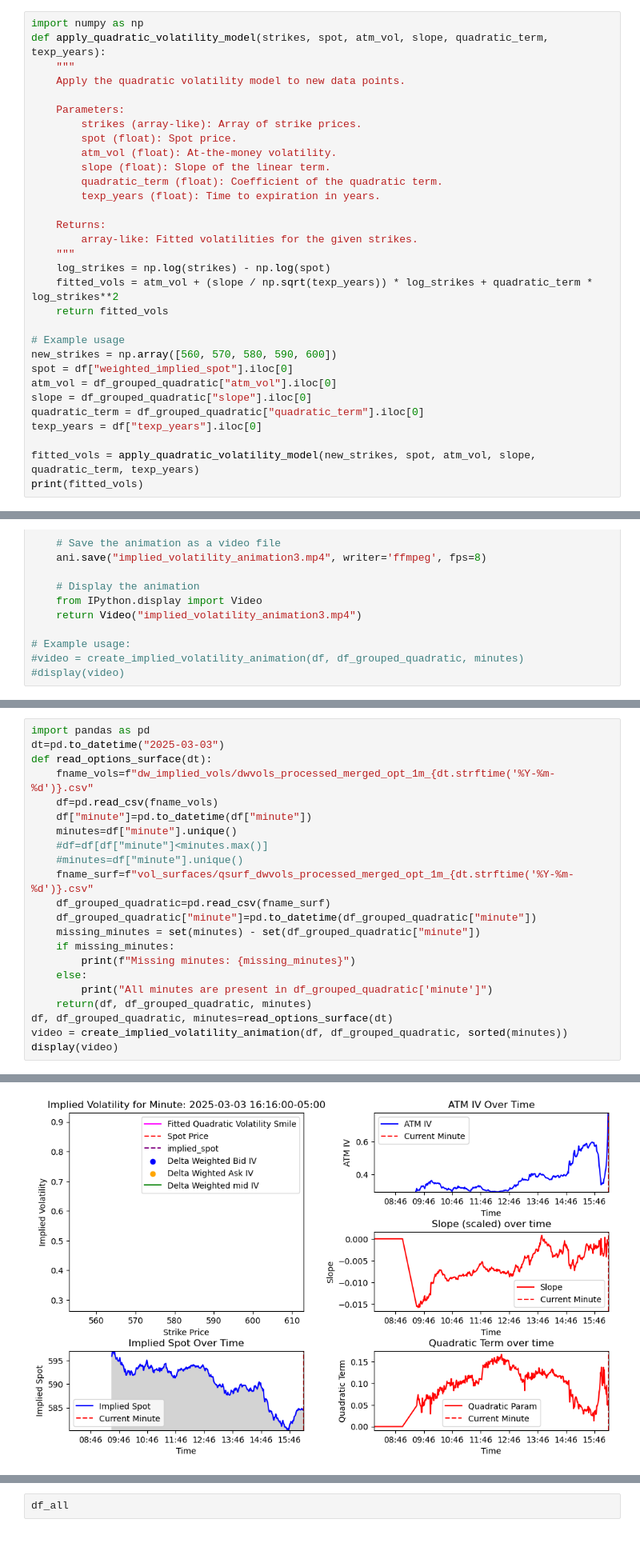
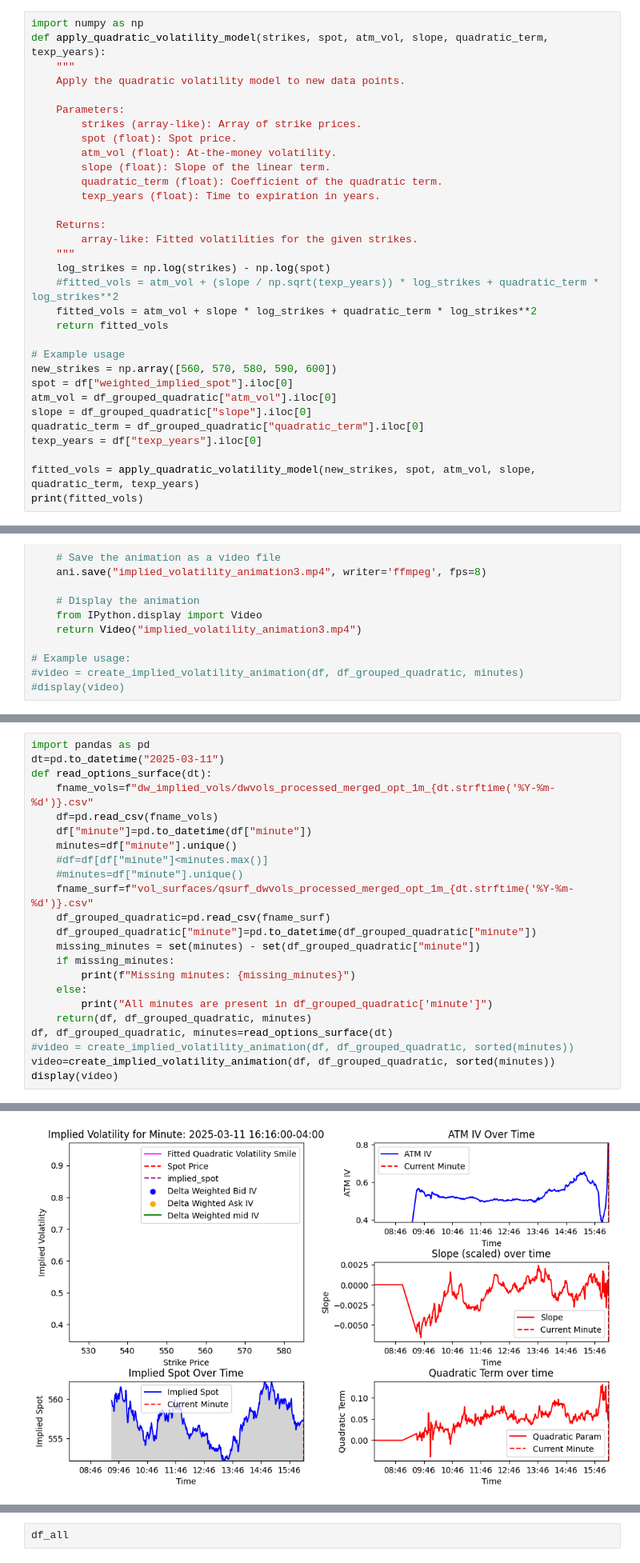
Before and after one commit to stirlitzzz/daily_options1, a Jupyter notebook: polygon_explore2.ipynb, the cells around one changed output, grey strips where cells are left out. Shown at 80% size. Drawn from its saved outputs; the diff is of its cells as text; blank space fills up the shorter version.

```diff
--- a/polygon_explore2.ipynb
+++ b/polygon_explore2.ipynb
@@ -2378,7 +2378,8 @@ def apply_quadratic_volatility_model(strikes, spot, atm_vol, slope, quadratic_te
         array-like: Fitted volatilities for the given strikes.
     """
     log_strikes = np.log(strikes) - np.log(spot)
-    fitted_vols = atm_vol + (slope / np.sqrt(texp_years)) * log_strikes + quadratic_term * log_strikes**2
+    #fitted_vols = atm_vol + (slope / np.sqrt(texp_years)) * log_strikes + quadratic_term * log_strikes**2
+    fitted_vols = atm_vol + slope * log_strikes + quadratic_term * log_strikes**2
     return fitted_vols
 
 # Example usage
@@ -2723,27 +2787,28 @@ def apply_quadratic_volatility_model(strikes, spot, atm_vol, slope, quadratic_te
     return fitted_vols
 # %%
 import pandas as pd
-dt=pd.to_datetime("2025-03-03")
+dt=pd.to_datetime("2025-03-11")
 def read_options_surface(dt):
     fname_vols=f"dw_implied_vols/dwvols_processed_merged_opt_1m_{dt.strftime('%Y-%m-%d')}.csv"
     df=pd.read_csv(fname_vols)
     df["minute"]=pd.to_datetime(df["minute"])
     minutes=df["minute"].unique()
     #df=df[df["minute"]<minutes.max()]
     #minutes=df["minute"].unique()
     fname_surf=f"vol_surfaces/qsurf_dwvols_processed_merged_opt_1m_{dt.strftime('%Y-%m-%d')}.csv"
     df_grouped_quadratic=pd.read_csv(fname_surf)
     df_grouped_quadratic["minute"]=pd.to_datetime(df_grouped_quadratic["minute"])
     missing_minutes = set(minutes) - set(df_grouped_quadratic["minute"])
     if missing_minutes:
         print(f"Missing minutes: {missing_minutes}")
     else:
         print("All minutes are present in df_grouped_quadratic['minute']")
     return(df, df_grouped_quadratic, minutes)
 df, df_grouped_quadratic, minutes=read_options_surface(dt)
-video = create_implied_volatility_animation(df, df_grouped_quadratic, sorted(minutes))
+#video = create_implied_volatility_animation(df, df_grouped_quadratic, sorted(minutes))
+video=create_implied_volatility_animation(df, df_grouped_quadratic, sorted(minutes))
 display(video)
 # %% [output]
 All minutes are present in df_grouped_quadratic['minute']
 [interactive output not drawn]
-[figure, old version]
+[figure, new version]
```
Also changed, not shown: parts of 7 cells of this notebook, 5 other files.
